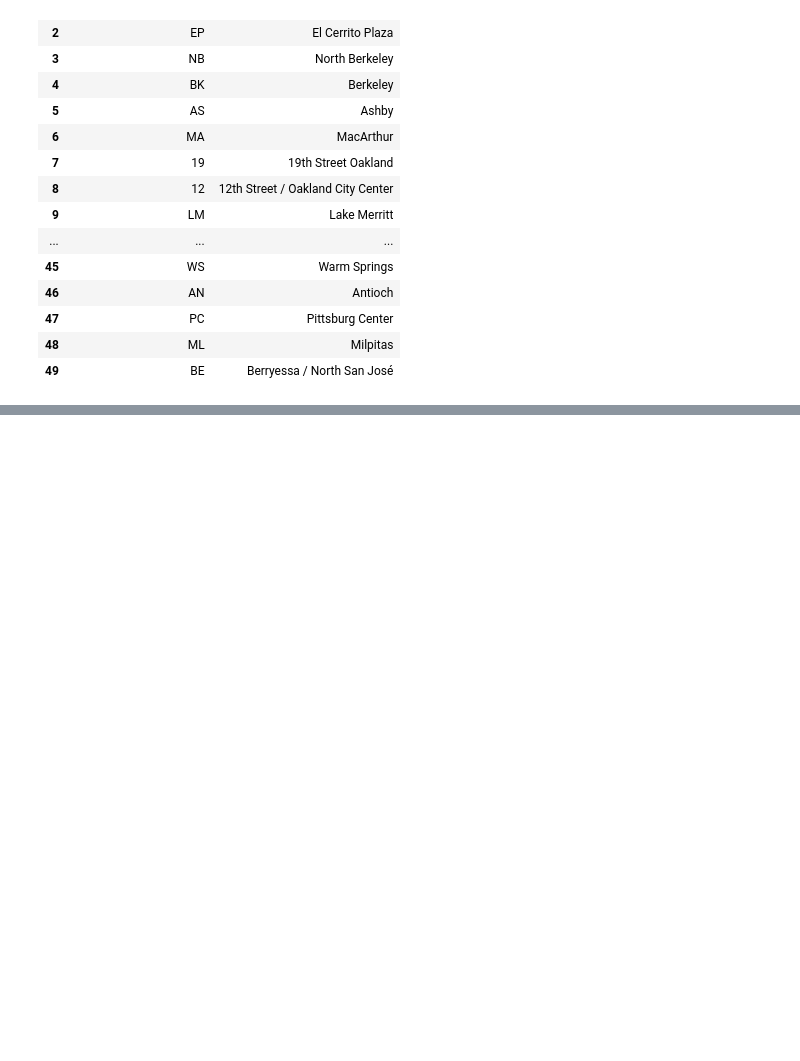
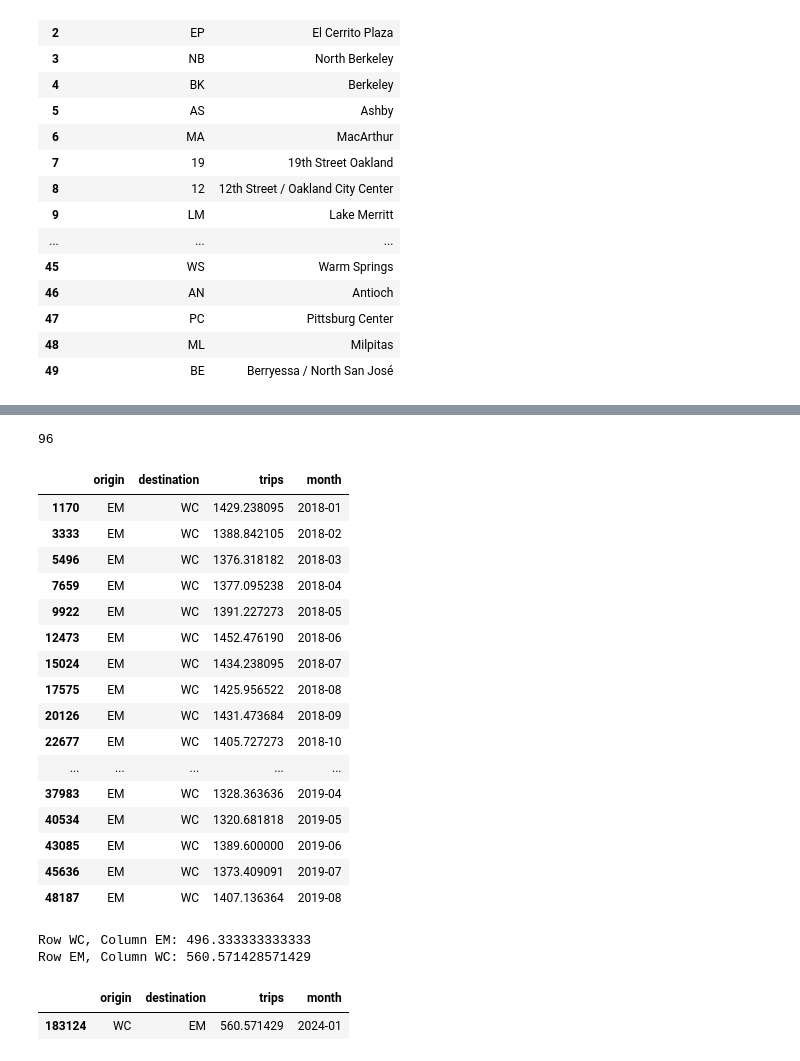
Before and after one commit to Shiv0406/BartProj, a Jupyter notebook: data-exploration.ipynb, the cells around one changed output, grey strips where cells are left out. Cells and saved outputs as stored; diff of their text form; code cells hidden in the pictures; blank space fills up the shorter version.

Commit message:
Add files via upload
Updated through data pipeline + 96-file loop

```diff
--- a/data-exploration.ipynb
+++ b/data-exploration.ipynb
@@ -167,0 +286,19 @@ stations
+# %%
+all_months = []
+
+for year_folder in sorted(os.listdir(data_path)):
+    year_path = os.path.join(data_path, year_folder)
+    if not os.path.isdir(year_path):
+        continue
+
+    for filename in sorted(os.listdir(year_path)):
+        if filename == ".DS_Store":
+            continue
+
+        full_path = os.path.join(year_path, filename)
+        print(full_path)
+        cleaned = load_and_clean_month(full_path)
+        all_months.append(cleaned)
+
+all_data = pd.concat(all_months, ignore_index=True)
+all_data.shape
@@ -167,0 +348,43 @@ stations
+# %%
+# Are months continuous, no gaps?
+print(all_data['month'].nunique())   # how many distinct months — should be 96 (or however many you actually downloaded)
+# %% [output]
+96
+# %%
+all_data[
+    (all_data['origin'] == 'EM') &
+    (all_data['destination'] == 'WC')
+].sort_values('month').head(20)
+# %% [output]
+|  | origin | destination | trips | month |
+| 1170 | EM | WC | 1429.238095 | 2018-01 |
+| 3333 | EM | WC | 1388.842105 | 2018-02 |
+| 5496 | EM | WC | 1376.318182 | 2018-03 |
+| 7659 | EM | WC | 1377.095238 | 2018-04 |
+| 9922 | EM | WC | 1391.227273 | 2018-05 |
+| 12473 | EM | WC | 1452.476190 | 2018-06 |
+| 15024 | EM | WC | 1434.238095 | 2018-07 |
+| 17575 | EM | WC | 1425.956522 | 2018-08 |
+| 20126 | EM | WC | 1431.473684 | 2018-09 |
+| 22677 | EM | WC | 1405.727273 | 2018-10 |
+| ... | ... | ... | ... | ... |
+| 37983 | EM | WC | 1328.363636 | 2019-04 |
+| 40534 | EM | WC | 1320.681818 | 2019-05 |
+| 43085 | EM | WC | 1389.600000 | 2019-06 |
+| 45636 | EM | WC | 1373.409091 | 2019-07 |
+| 48187 | EM | WC | 1407.136364 | 2019-08 |
+# %%
+# Raw read, no processing
+raw = pd.read_excel("../Data/raw/ridership_2024/Ridership_202401.xlsx", sheet_name="Average Weekday", skiprows=4)
+raw.set_index(raw.columns[0], inplace=True)
+print("Row WC, Column EM:", raw.loc['WC', 'EM'])
+print("Row EM, Column WC:", raw.loc['EM', 'WC'])
+# %% [output]
+Row WC, Column EM: 496.333333333333
+Row EM, Column WC: 560.571428571429
+# %%
+all_data[(all_data['origin'] == 'EM') & (all_data['destination'] == 'WC') & (all_data['month'] == '2024-01')]
+all_data[(all_data['origin'] == 'WC') & (all_data['destination'] == 'EM') & (all_data['month'] == '2024-01')]
+# %% [output]
+|  | origin | destination | trips | month |
+| 183124 | WC | EM | 560.571429 | 2024-01 |
```
Also changed, not shown: parts of 26 cells of this notebook.
